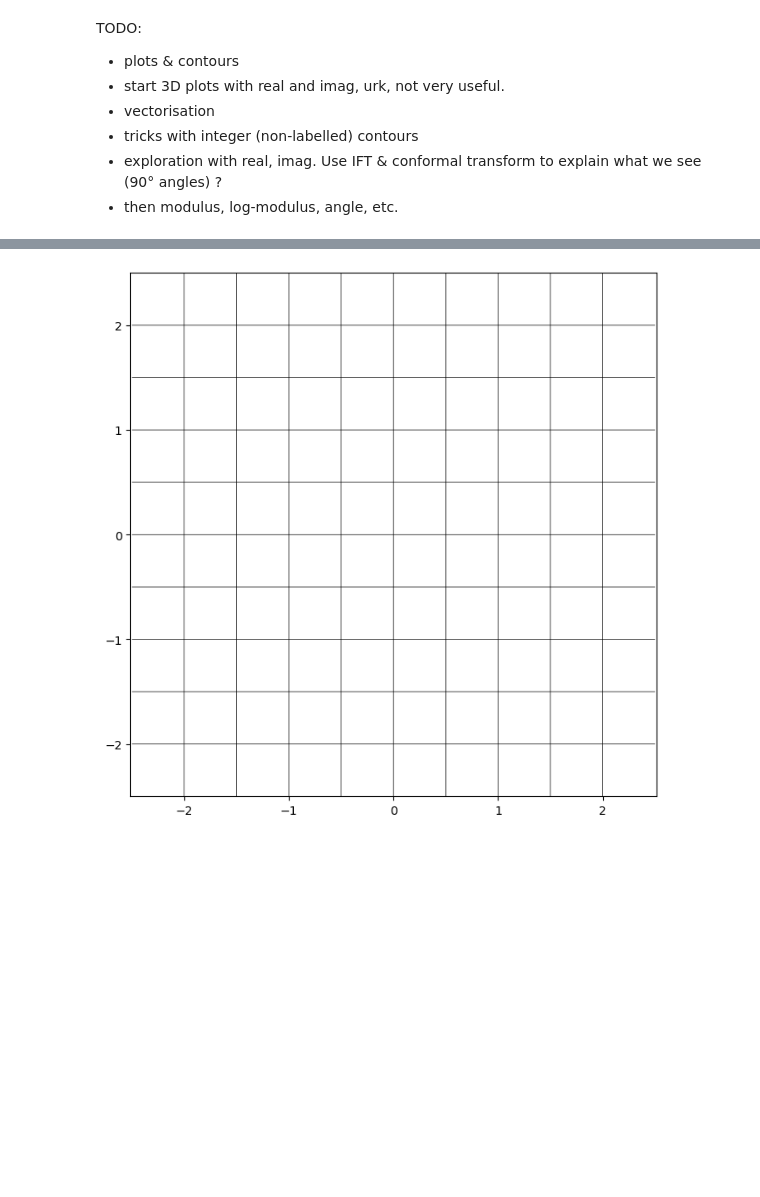
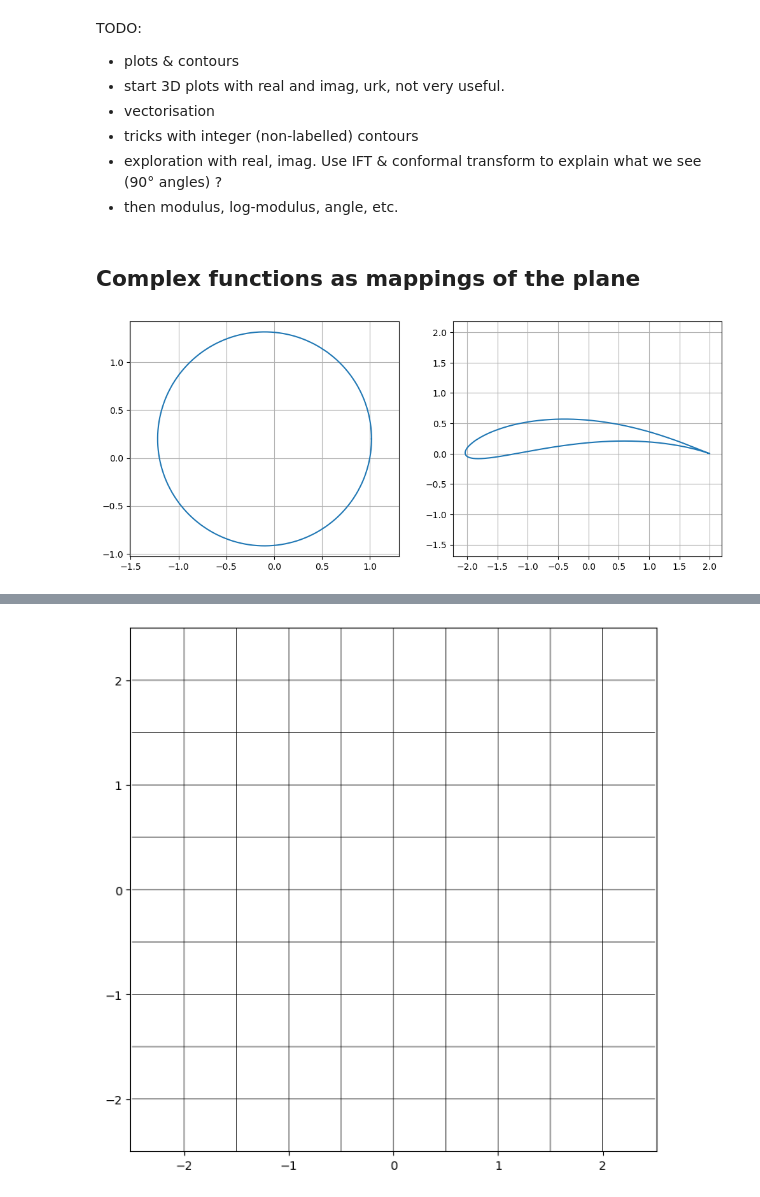
Before and after one commit to boisgera/visualization-of-analytic-functions, a Jupyter notebook: Domain Coloring.ipynb, the cells around one changed output, grey strips where cells are left out. Cells and saved outputs as stored; diff of their text form; code cells hidden in the pictures; blank space fills up the shorter version.

```diff
--- a/Domain Coloring.ipynb
+++ b/Domain Coloring.ipynb
@@ -20,0 +21,39 @@ import matplotlib.pyplot as plt
+# %% [markdown]
+## Complex functions as mappings of the plane
+# %%
+def circle(c=0j, r=1.0, θ=0.0, n=1):
+    def gamma(t):
+       return r * exp(2*pi*1j*n*t + θ) + c
+    return gamma
+
+def line(z0, z1):
+   def gamma(t):
+      return (1-t)*z0 + t*z1
+   return gamma
+# %%
+
+def Joukowsky(z):
+    return z + 1.0 / z
+
+c = -0.1 + 0.2j
+r = abs(c - 1)
+
+gamma = circle(c=c, r=r)
+J_gamma = lambda t: Joukowsky(gamma(t))
+
+fig, (ax1, ax2) = subplots(1,2)
+fig.set_figwidth(12)
+
+t = linspace(0.0, 1.0, 1000)
+
+ax1.plot(gamma(t).real, gamma(t).imag, color="C0")
+ax1.grid(True)
+ax1.axis("equal")
+
+ax2.plot(J_gamma(t).real, J_gamma(t).imag, color="C0")
+ax2.grid(True)
+ax2.axis("equal")
+
+None
+# %% [output]
+[figure, added]
```
Also changed, not shown: parts of 7 cells of this notebook.
